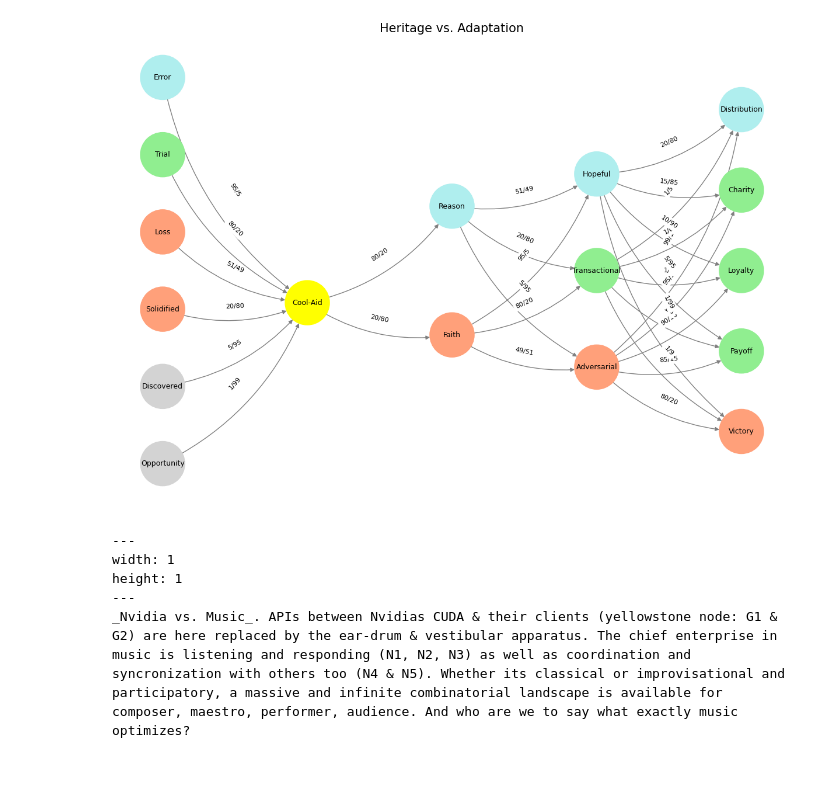
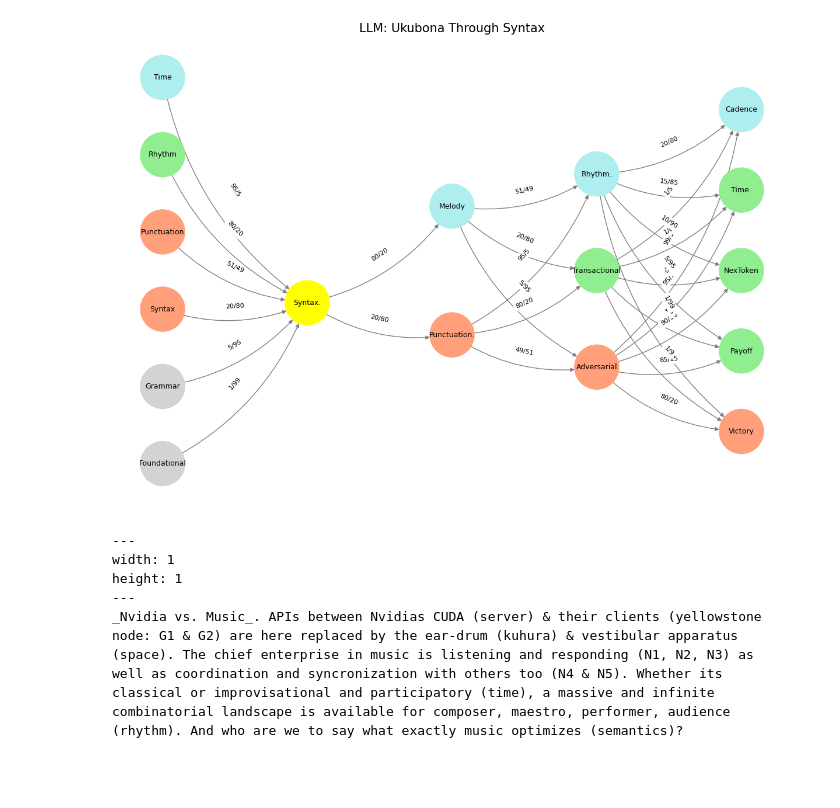
Before and after one commit to abikesa/jerryseinfeld, a Jupyter notebook: kitabo/ensi/_build/html/_sources/act3/part1/part1_1.ipynb, the cells around one changed output. Saved outputs shown, nothing was run; the diff lists cells and outputs as text; code cells hidden in the pictures.

Commit message:
LLMs as ukubona, kuhura

````diff
--- a/kitabo/ensi/_build/html/_sources/act3/part1/part1_1.ipynb
+++ b/kitabo/ensi/_build/html/_sources/act3/part1/part1_1.ipynb
@@ -19,55 +62,55 @@ import networkx as nx
 # Define the neural network layers
 def define_layers():
     return {
-        'Suis': ['Opportunity', 'Discovered', 'Solidified', 'Loss', "Trial", 'Error'],  # Static
-        'Voir': ['Cool-Aid'],
-        'Choisis': ['Faith', 'Reason'],
-        'Deviens': ['Adversarial', 'Transactional', 'Hopeful'],
-        "M'èléve": ['Victory', 'Payoff', 'Loyalty', 'Charity', 'Distribution']
+        'Suis': ['Foundational', 'Grammar', 'Syntax', 'Punctuation', "Rhythm", 'Time'],  # Static
+        'Voir': ['Syntax.'],
+        'Choisis': ['Punctuation.', 'Melody'],
+        'Deviens': ['Adversarial', 'Transactional', 'Rhythm.'],
+        "M'èléve": ['Victory', 'Payoff', 'NexToken', 'Time.', 'Cadence']
     }
 
 # Assign colors to nodes
 def assign_colors():
     color_map = {
-        'yellow': ['Cool-Aid'],
-        'paleturquoise': ['Error', 'Reason', 'Hopeful', 'Distribution'],
-        'lightgreen': ["Trial", 'Transactional', 'Payoff', 'Charity', 'Loyalty'],
-        'lightsalmon': ['Solidified', 'Loss', 'Faith', 'Adversarial', 'Victory'],
+        'yellow': ['Syntax.'],
+        'paleturquoise': ['Time', 'Melody', 'Rhythm.', 'Cadence'],
+        'lightgreen': ["Rhythm", 'Transactional', 'Payoff', 'Time.', 'NexToken'],
+        'lightsalmon': ['Syntax', 'Punctuation', 'Punctuation.', 'Adversarial', 'Victory'],
     }
     return {node: color for color, nodes in color_map.items() for node in nodes}
 
 # Define edge weights (hardcoded for editing)
 def define_edges():
     return {
-        ('Opportunity', 'Cool-Aid'): '1/99',
-        ('Discovered', 'Cool-Aid'): '5/95',
-        ('Solidified', 'Cool-Aid'): '20/80',
-        ('Loss', 'Cool-Aid'): '51/49',
-        ("Trial", 'Cool-Aid'): '80/20',
-        ('Error', 'Cool-Aid'): '95/5',
-        ('Cool-Aid', 'Faith'): '20/80',
-        ('Cool-Aid', 'Reason'): '80/20',
-        ('Faith', 'Adversarial'): '49/51',
-        ('Faith', 'Transactional'): '80/20',
-        ('Faith', 'Hopeful'): '95/5',
-        ('Reason', 'Adversarial'): '5/95',
-        ('Reason', 'Transactional'): '20/80',
-        ('Reason', 'Hopeful'): '51/49',
+        ('Foundational', 'Syntax.'): '1/99',
+        ('Grammar', 'Syntax.'): '5/95',
+        ('Syntax', 'Syntax.'): '20/80',
+        ('Punctuation', 'Syntax.'): '51/49',
+        ("Rhythm", 'Syntax.'): '80/20',
+        ('Time', 'Syntax.'): '95/5',
+        ('Syntax.', 'Punctuation.'): '20/80',
+        ('Syntax.', 'Melody'): '80/20',
+        ('Punctuation.', 'Adversarial'): '49/51',
+        ('Punctuation.', 'Transactional'): '80/20',
+        ('Punctuation.', 'Rhythm.'): '95/5',
+        ('Melody', 'Adversarial'): '5/95',
+        ('Melody', 'Transactional'): '20/80',
+        ('Melody', 'Rhythm.'): '51/49',
         ('Adversarial', 'Victory'): '80/20',
         ('Adversarial', 'Payoff'): '85/15',
-        ('Adversarial', 'Loyalty'): '90/10',
-        ('Adversarial', 'Charity'): '95/5',
-        ('Adversarial', 'Distribution'): '99/1',
+        ('Adversarial', 'NexToken'): '90/10',
+        ('Adversarial', 'Time.'): '95/5',
+        ('Adversarial', 'Cadence'): '99/1',
         ('Transactional', 'Victory'): '1/9',
         ('Transactional', 'Payoff'): '1/8',
-        ('Transactional', 'Loyalty'): '1/7',
-        ('Transactional', 'Charity'): '1/6',
-        ('Transactional', 'Distribution'): '1/5',
-        ('Hopeful', 'Victory'): '1/99',
-        ('Hopeful', 'Payoff'): '5/95',
-        ('Hopeful', 'Loyalty'): '10/90',
-        ('Hopeful', 'Charity'): '15/85',
-        ('Hopeful', 'Distribution'): '20/80'
+        ('Transactional', 'NexToken'): '1/7',
+        ('Transactional', 'Time.'): '1/6',
+        ('Transactional', 'Cadence'): '1/5',
+        ('Rhythm.', 'Victory'): '1/99',
+        ('Rhythm.', 'Payoff'): '5/95',
+        ('Rhythm.', 'NexToken'): '10/90',
+        ('Rhythm.', 'Time.'): '15/85',
+        ('Rhythm.', 'Cadence'): '20/80'
     }
 
 # Calculate positions for nodes
@@ -84,42 +127,42 @@ def visualize_nn():
     pos = {}
     node_colors = []
 
     # Add nodes and assign positions
     for i, (layer_name, nodes) in enumerate(layers.items()):
         positions = calculate_positions(nodes, x_offset=i * 2)
         for node, position in zip(nodes, positions):
             G.add_node(node, layer=layer_name)
             pos[node] = position
             node_colors.append(colors.get(node, 'lightgray'))
 
     # Add edges with weights
     for (source, target), weight in edges.items():
         if source in G.nodes and target in G.nodes:
             G.add_edge(source, target, weight=weight)
 
     # Draw the graph
     plt.figure(figsize=(12, 8))
     edges_labels = {(u, v): d["weight"] for u, v, d in G.edges(data=True)}
 
     nx.draw(
         G, pos, with_labels=True, node_color=node_colors, edge_color='gray',
         node_size=3000, font_size=9, connectionstyle="arc3,rad=0.2"
     )
     nx.draw_networkx_edge_labels(G, pos, edge_labels=edges_labels, font_size=8)
-    plt.title("Heritage vs. Adaptation", fontsize=15)
+    plt.title("LLM: Ukubona Through Syntax", fontsize=15)
     plt.show()
 
 # Run the visualization
 visualize_nn()
 # %% [output]
-[figure, old version]
+[figure, new version]
 # %% [markdown]
 ```{figure} ../figures/blanche.*
 ---
 width: 1
 height: 1
 ---
-_Nvidia vs. Music_. APIs between Nvidias CUDA & their clients (yellowstone node: G1 & G2) are here replaced by the ear-drum & vestibular apparatus. The chief enterprise in music is listening and responding (N1, N2, N3) as well as coordination and syncronization with others too (N4 & N5). Whether its classical or improvisational and participatory, a massive and infinite combinatorial landscape is available for composer, maestro, performer, audience. And who are we to say what exactly music optimizes?
+_Nvidia vs. Music_. APIs between Nvidias CUDA (server) & their clients (yellowstone node: G1 & G2) are here replaced by the ear-drum (kuhura) & vestibular apparatus (space). The chief enterprise in music is listening and responding (N1, N2, N3) as well as coordination and syncronization with others too (N4 & N5). Whether its classical or improvisational and participatory (time), a massive and infinite combinatorial landscape is available for composer, maestro, performer, audience (rhythm). And who are we to say what exactly music optimizes (semantics)?
 ```
 # %% [markdown]
 #
````
Also changed, not shown: parts of 2 cells of this notebook, 7 other files.
